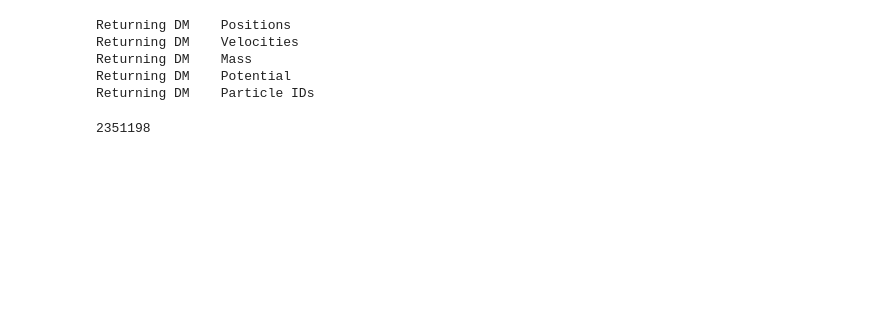
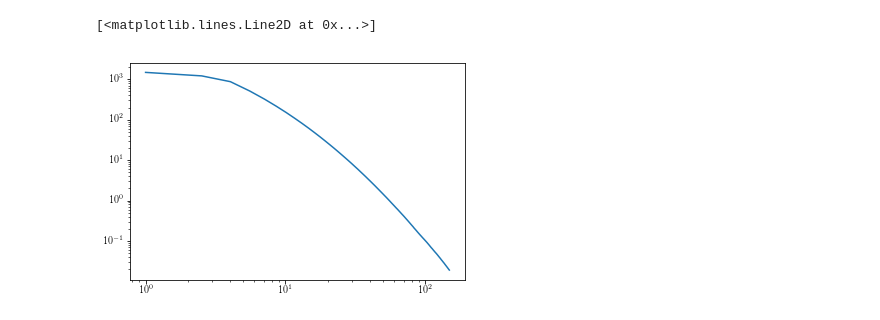
Before and after one commit to chervs/tracers_triaxial, a Jupyter notebook: density_examples.ipynb, the cells around one changed output. Drawn from its saved outputs; the diff is of its cells as text; code cells hidden in the pictures; blank space fills up the shorter version.

```diff
--- a/density_examples.ipynb
+++ b/density_examples.ipynb
@@ -16,29 +34,36 @@ Populating the interactive namespace from numpy and matplotlib
+# %%
+MW_pos, MW_vel, MW_pot, MW_ids = jellyfish.host_sat_particles(ids, [100000000, 20830000], 0, pp, vv, Epp, ids)
+# %%
+def rho_enclosed(r_posh, rmin, rmax, nbins):
+    r = np.linspace(rmin, rmax, nbins-1)
+    rho = np.zeros(nbins-1)
+
+    # Loop over the radial bins.
+    for i in range(1, len(r)):
+        indexh = np.where((r_posh<r[i]) & (r_posh>r[i-1]))[0]
+
+        rho[i-1] = (3*(len(indexh))) / (4*np.pi*r[i]**3)
+
+    return r, rho
 # %%
-pp= readsnap('./halos/LMC6_6.25M_vir_000', 'pos', 'dm')
-vv= readsnap('./halos/LMC6_6.25M_vir_000', 'vel', 'dm')
+rr=np.sqrt(MW_pos[:,0]**2+MW_pos[:,1]**2+MW_pos[:,2]**2)
 
-massarr= readsnap('./halos/LMC6_6.25M_vir_000', 'mass', 'dm')
-Epp = readsnap('./halos/LMC6_6.25M_vir_000', 'pot', 'dm')
-ids = readsnap('./halos/LMC6_6.25M_vir_000', 'pid', 'dm')
-rr=np.sqrt(pp[:,0]**2+pp[:,1]**2+pp[:,2]**2)
+#rr=np.sqrt(pp[:,0]**2+pp[:,1]**2+pp[:,2]**2)
 
+r_cut = index = np.where((rr<150))[0]
 
-r_cut = index = np.where((rr<40))[0]
-
-pp = pp[r_cut]
+MW_pos = MW_pos[r_cut]
 rr = rr[r_cut]
-vv = vv[r_cut]
-
-massarr = massarr[r_cut]
-Epp = Epp[r_cut]
-ids = ids[r_cut]
+MW_vel = MW_vel[r_cut]
+#vv = vv[r_cut]
+#massarr = massarr[r_cut]
+#Epp = Epp[r_cut]
+MW_pot = MW_pot[r_cut]
+MW_ids = MW_ids[r_cut]
-# %% [output]
-Returning DM    Positions
-Returning DM    Velocities
-Returning DM    Mass
-Returning DM    Potential
-Returning DM    Particle IDs
-# %%
-len(ids)
-# %% [output]
-2351198
+# %%
+r_MW, rho_MW = rho_enclosed(rr, 1, 150, 100)
+# %%
+plt.loglog(r_MW, rho_MW)
+# %% [output]
+[<matplotlib.lines.Line2D at 0x...>]
+[figure, added]
```
Also changed, not shown: parts of 30 cells of this notebook.
